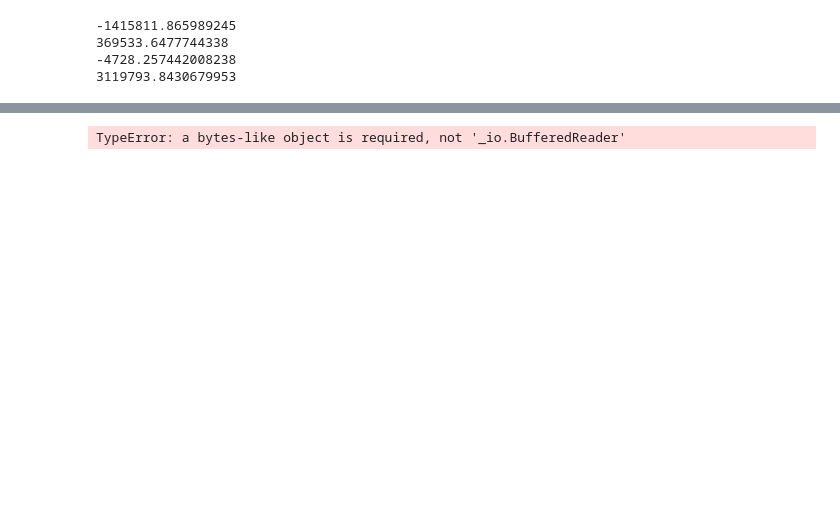
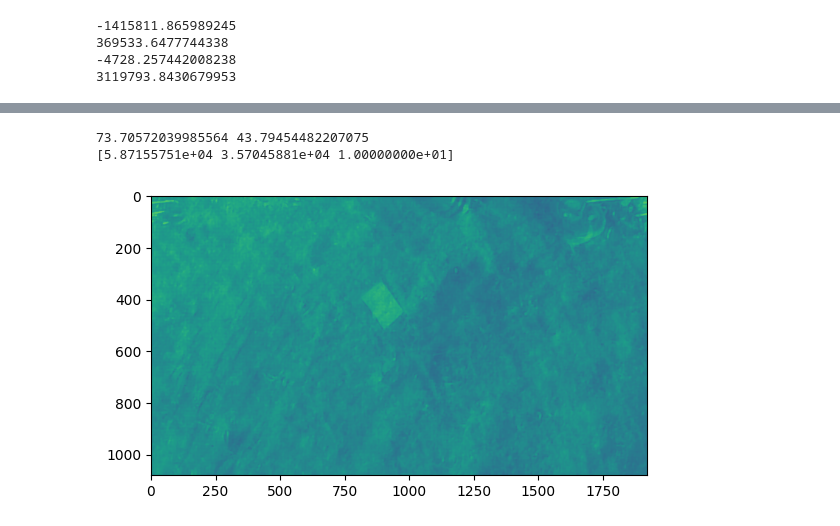
Before and after one commit to Altaffer/HARE_DatasetPipeline, a Jupyter notebook: data_labeler.ipynb, the cells around one changed output, grey strips where cells are left out. Cells and saved outputs as stored; diff of their text form; code cells hidden in the pictures; blank space fills up the shorter version.

```diff
--- a/data_labeler.ipynb
+++ b/data_labeler.ipynb
@@ -207,16 +171,56 @@ Name: pose, Length: 1493, dtype: float64
 # %%
+import matplotlib.patches as patches
+from cv_bridge import CvBridge
+from sensor_msgs.msg import Image
+
+bridge = CvBridge()
+
 # back projection time
-def pretty_image(point, image, dataframe):
+def pretty_image(point, image, dataframe, img_type):
     file = open(image, 'rb')
-    imgs = pickle.loads(file)
+    imgs = pickle.load(file)
     row = dataframe.loc[dataframe['save_loc'] == image]
+    pose = row.pose.item()
     # subtract xmax and ymax from pt then use K to project back
-    x = row.xmax - pt[0]
-    y = row.ymax - pt[1]
+    x = pt[0] - pose[0, 3]
+    y = pt[1] - pose[1, 3]
     print(x, y)
+    # print(type(list(imgs['rgb'].data)))
+    fig, ax = plt.subplots()
+    if img_type == 'flir':
+        img = bridge.imgmsg_to_cv2(imgs[img_type])
+        K = flir_K
+    else:
+        img = np.asarray(list(imgs[img_type].data)[:1080*1920]).reshape((1080, 1920))
+        if img_type == 'noir':
+            K = noir_K
+        else:
+            K = rbg_K
 
-pt = [proc_click[0].related.x[0], proc_click[0].related.y[0]]
-imgs = proc_click[0].related.relevant[0][0]
-pretty_image(pt, imgs, processed_data[0])
+    l = np.array([x, y, 10]).T
+    # print(l)
+    xy = K@l
+    print(xy)
+    xy = xy / xy[2]
+    x = xy[0]
+    y = xy[1]
+    # print(img.shape)
+    ax.imshow(img)
+    rect = patches.Rectangle((x, y), 40, 30, linewidth=2, edgecolor="r", facecolor='none')
+    ax.add_patch(rect)
+
+    plt.show()
+
+def demo_wrapper(c, r, img_type):
+    click_to_use = c
+    relation_to_use = r
+    pt = [proc_click[0].related.x[click_to_use], proc_click[0].related.y[click_to_use]]
+    imgs = proc_click[0].related.relevant[0][relation_to_use]
+    pretty_image(pt, imgs, processed_data[0].parsed, img_type)
+
+demo_wrapper(0, 10, 'rgb')
+# demo_wrapper(1, 10)
 # %% [output]
-TypeError: a bytes-like object is required, not '_io.BufferedReader'
+73.70572039985564 43.79454482207075
+[5.87155751e+04 3.57045881e+04 1.00000000e+01]
+[figure, added]
```
Also changed, not shown: parts of 8 cells of this notebook, 10 other files.
